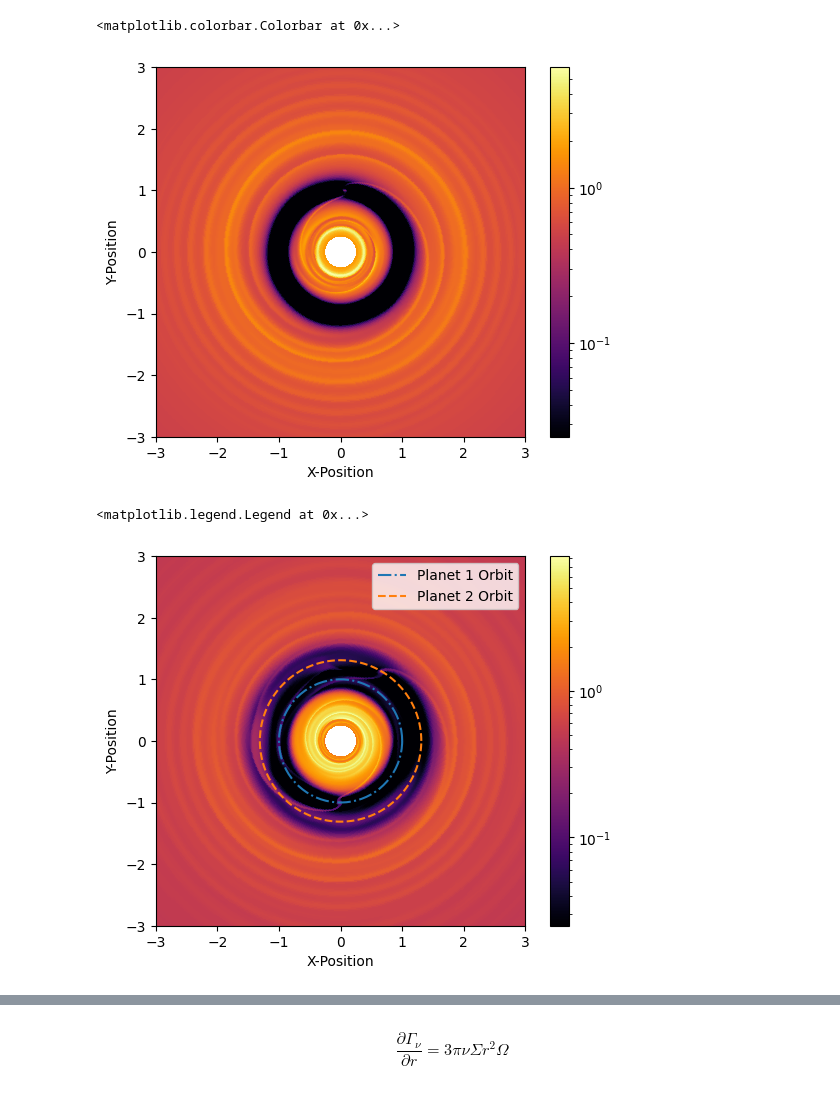
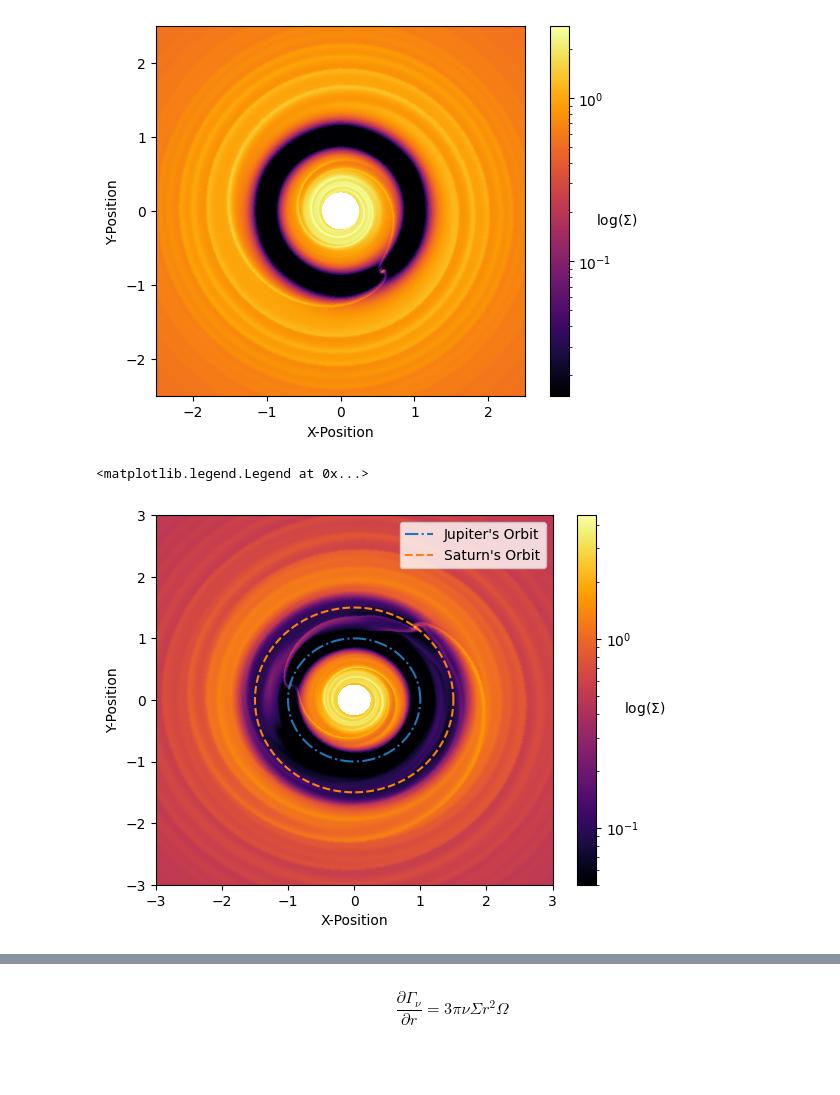
Before and after one commit to SudatKhan/athena_simulations, a Jupyter notebook: resonance_torque.ipynb, the cells around one changed output, grey strips where cells are left out. Saved outputs shown, nothing was run; the diff lists cells and outputs as text; code cells hidden in the pictures; blank space fills up the shorter version.

```diff
--- a/resonance_torque.ipynb
+++ b/resonance_torque.ipynb
@@ -6,10 +7,10 @@ import matplotlib.pyplot as plt
 sys.path.insert(0, '/home/sudat/athena/vis/python')
 import athena_read
 # %%
-datap1 = np.genfromtxt(f'/home/sudat/cca/single/disk.hst')
-data2p1 = athena_read.athdf(f'/home/sudat/cca/single/disk.out1.00800.athdf')
+datap1 = np.genfromtxt(f'/home/sudat/cca/fixed/single_fixed/disk.hst')
+data2p1 = athena_read.athdf(f'/home/sudat/cca/fixed/single_fixed/disk.out1.00800.athdf')
 timep1 = datap1[:,0] / (2*np.pi)
-sum_torquep1 = datap1[:,10]
+#sum_torquep1 = datap1[:,10]
 
 densp1 = data2p1.get('dens')[0]
 rp1 = data2p1.get('x1v')
@@ -23,11 +24,11 @@ d_phip1 = phip1_c[:, None]
 d_phip1 = d_phip1[1:] - d_phip1[:-1]
 d_rp1 = rp1_c[1:] - rp1_c[:-1]
 # %%
-data = np.genfromtxt('/home/sudat/cca/seawulf_3:2/disk.hst')
-data2 = athena_read.athdf('/home/sudat/cca/seawulf_3:2/disk.out1.00740.athdf')
+data = np.genfromtxt('/home/sudat/cca/fixed/jupiter-jupiter/a1d5_fixed/disk.hst')
+data2 = athena_read.athdf('/home/sudat/cca/fixed/jupiter-saturn/a1d5/disk.out1.00720.athdf')
 time = data[:,0] / (2*np.pi)
-sum_torque = data[:,10]
-sum_torque2 = data[:,11]
+#sum_torque = data[:,10]
+#sum_torque2 = data[:,11]
 
 dens = data2.get('dens')[0]
 r = data2.get('x1v')
@@ -49,34 +54,34 @@ yp1 = rp1_c[None,:] * np.sin(phip1_c[:, None])
 x = r_c[None,:] * np.cos(phi_c[:,None])
 y = r_c[None,:] * np.sin(phi_c[:, None])
 # %%
-plt.pcolormesh(xp1, yp1, (densp1), cmap='inferno', norm='log', vmin=0.025)
+plt.pcolormesh(xp1, yp1, densp1, cmap='inferno', norm='log', vmin=0.015)
 plt.xlabel('X-Position')
 plt.ylabel('Y-Position')
 plt.axis('square')
-plt.xlim(-3,3)
-plt.ylim(-3,3)
-plt.colorbar()
+plt.xlim(-2.5,2.5)
+plt.ylim(-2.5,2.5)
+plt.colorbar().set_label(r'log($\Sigma$)', rotation=0)
 # %% [output]
-<matplotlib.colorbar.Colorbar at 0x...>
-[figure, old version]
+[figure, new version]
 # %%
-plt.pcolormesh(x, y, (dens), cmap='inferno', norm='log', vmin=0.025)
+# Plot surface density
+plt.pcolormesh(x, y, dens, cmap='inferno', norm='log', vmin= 0.05)
 plt.xlabel('X-Position')
 plt.ylabel('Y-Position')
-plt.axis('square')
-plt.xlim(-3,3)
-plt.ylim(-3,3)
-plt.colorbar()
+plt.xlim(-3, 3)
+plt.ylim(-3, 3)
+plt.colorbar().set_label(r'log($\Sigma$)', rotation=0)
 
-theta = np.linspace( 0 , 2 * np.pi , 150 )
-a1 = 1 * np.cos( theta )
-b1 = 1 * np.sin( theta )
-a2 = np.cbrt(2.25) * np.cos(theta)
-b2 = np.cbrt(2.25) * np.sin(theta)
+# Plot orbits
+theta = np.linspace(0, 2 * np.pi, 150)
+a1 = 1 * np.cos(theta)
+b1 = 1 * np.sin(theta)
+a2 = (1.5) * np.cos(theta)
+b2 = (1.5) * np.sin(theta)
 
-plt.plot(a1,b1, linestyle='-.', label = 'Planet 1 Orbit')
-plt.plot(a2,b2, linestyle='dashed', label='Planet 2 Orbit')
+plt.plot(a1, b1, linestyle='-.', label="Jupiter's Orbit")
+plt.plot(a2, b2, linestyle='dashed', label="Saturn's Orbit")
 plt.legend()
 # %% [output]
 <matplotlib.legend.Legend at 0x...>
-[figure, old version]
+[figure, new version]
```
Also changed, not shown: parts of 24 cells of this notebook.
